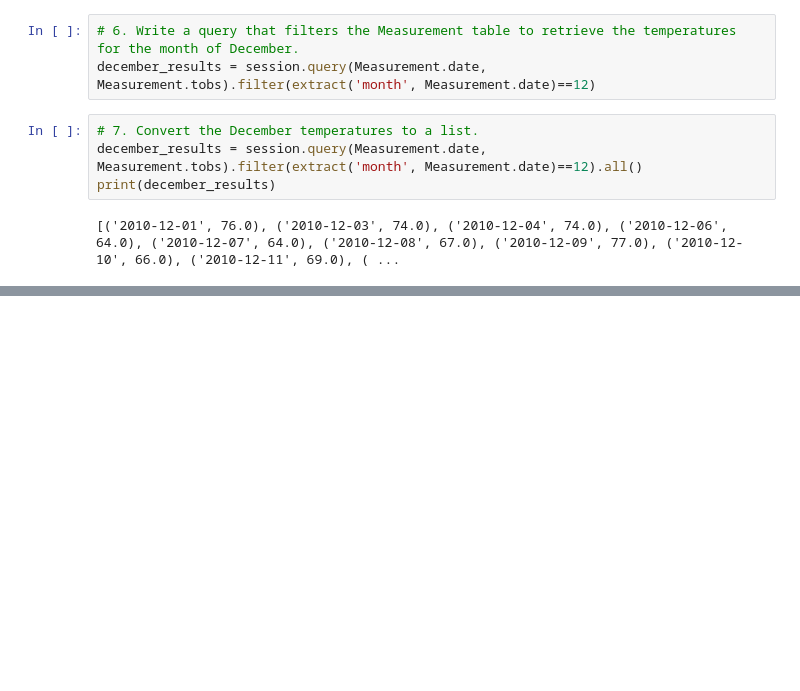
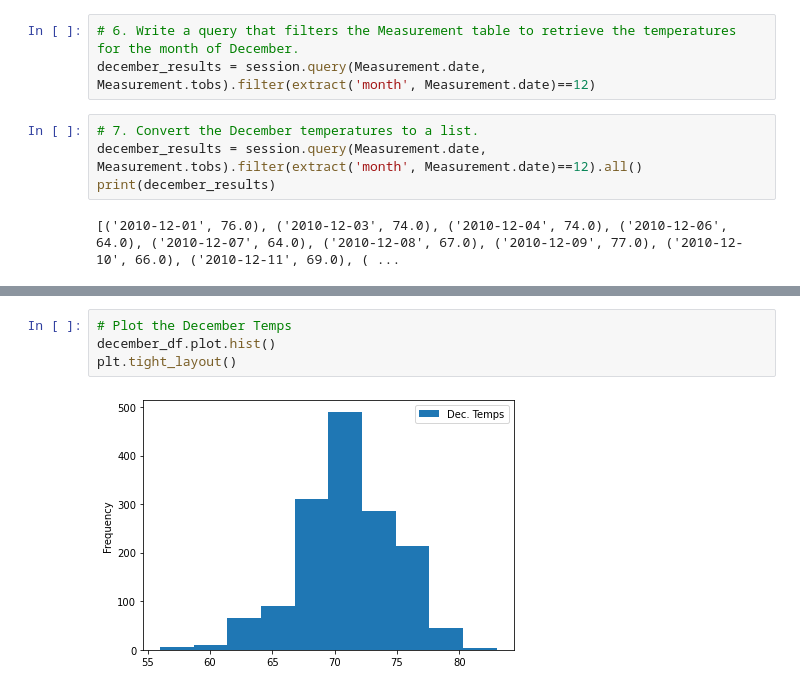
Before and after one commit to JeffreyS-0/Surfs_Up, a Jupyter notebook: SurfsUp_Challenge.ipynb, the cells around one changed output, grey strips where cells are left out. Saved outputs shown, nothing was run; the diff lists cells and outputs as text; blank space fills up the shorter version.

```diff
--- a/SurfsUp_Challenge.ipynb
+++ b/SurfsUp_Challenge.ipynb
@@ -125,0 +133,6 @@ december_df.describe()
+# %%
+# Plot the December Temps
+december_df.plot.hist()
+plt.tight_layout()
+# %% [output]
+[figure, added]
```
Also changed, not shown: parts of 6 cells of this notebook.
